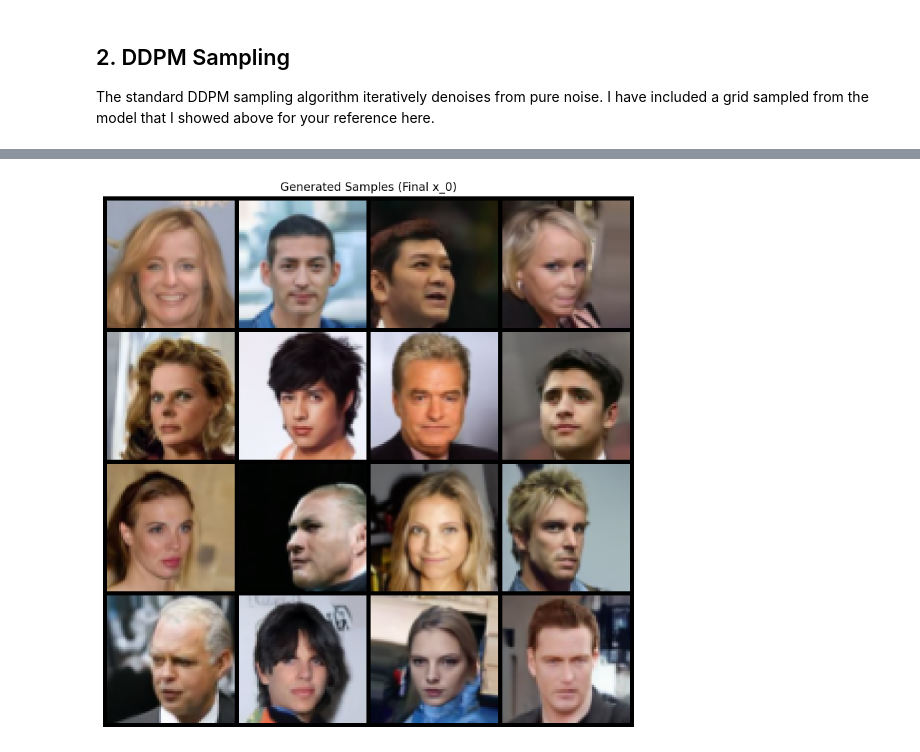
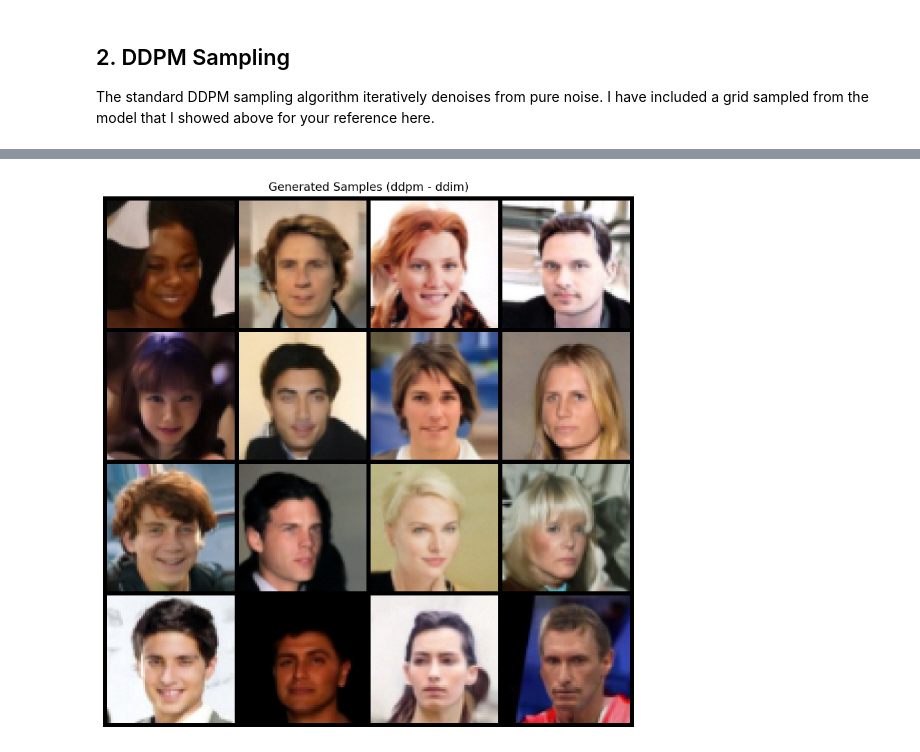
Before and after one commit to arnav10goel/cmu-10799-diffusion, a Jupyter notebook: notebooks/03_sampling_visualizations.ipynb, the cells around one changed output, grey strips where cells are left out. Saved outputs shown, nothing was run; the diff lists cells and outputs as text; code cells hidden in the pictures.

```diff
--- a/notebooks/03_sampling_visualizations.ipynb
+++ b/notebooks/03_sampling_visualizations.ipynb
@@ -29,29 +34,31 @@ First, let's load a trained checkpoint. Update the path to your trained model.
 # %%
 import yaml
 from src.models import create_model_from_config
-# from src.methods import DDPM, FlowMatching
-from src.methods import DDPM
+from src.methods import DDPM, FlowMatching
 from src.utils import EMA
 
 def load_model(checkpoint_path, method='ddpm'):
     """Load a trained model from checkpoint."""
+    print(f"Loading {method} from {checkpoint_path}...")
     checkpoint = torch.load(checkpoint_path, map_location=device)
     config = checkpoint['config']
 
-    # Create model
+    # 1. Create Model
     model = create_model_from_config(config).to(device)
     model.load_state_dict(checkpoint['model'])
 
-    # Load EMA weights
+    # 2. Load EMA weights
     ema = EMA(model, decay=config['training']['ema_decay'])
     ema.load_state_dict(checkpoint['ema'])
-    ema.apply_shadow()  # Use EMA weights
+    ema.apply_shadow()
 
-    # Create method
+    # 3. Instantiate Method Wrapper
     if method == 'ddpm':
         diffusion = DDPM.from_config(model, config, device)
+    elif method == 'flow_matching':
+        diffusion = FlowMatching.from_config(model, config, device)
     else:
-        diffusion = FlowMatching.from_config(model, config, device)
+        raise ValueError(f"Unknown method: {method}")
 
     diffusion.eval_mode()
     return diffusion, config
@@ -133,77 +137,92 @@ This is the model size that I used to get a decently working model (KID around 0
 
 The standard DDPM sampling algorithm iteratively denoises from pure noise. I have included a grid sampled from the model that I showed above for your reference here.
 # %%
-# Your DDPM sampling code
 # -----------------------------------------------------------------------------
-# 1. Configuration & Sampling
+# 1. Configuration & Logic
 # -----------------------------------------------------------------------------
 num_samples = 16
 image_shape = (3, 64, 64)
 
-print(f"Sampling with {METHOD}...")
-print("This may take a minute...")
+# Determine Steps automatically if not manually set
+if METHOD == 'flow_matching':
+    num_steps = 100
+elif METHOD == 'ddpm':
+    if SAMPLER == 'ddim':
+        num_steps = 100   # DDIM is fast!
+    else:
+        num_steps = 1000 # Standard DDPM
+else:
+    num_steps = 100
 
-# Put model on correct device
+print(f"Sampling {num_samples} images...")
+print(f"Method: {METHOD} | Sampler: {SAMPLER} | Steps: {num_steps}")
+
+# -----------------------------------------------------------------------------
+# 2. Run Sampling
+# -----------------------------------------------------------------------------
 diffusion.to(device)
 
-# Run sampling
-# DDPM.sample returns a list of tensors: [x_T, x_{T-1}, ..., x_0]
-# where x_T is pure noise and x_0 is the final clean image.
 with torch.no_grad():
-    history = diffusion.sample(
-        batch_size=num_samples,
-        image_shape=image_shape,
-        verbose=True,
-        num_steps=1000
-    )
+    # Branching logic for Sampler
+    if METHOD == 'ddpm' and SAMPLER == 'ddim':
+        #
+        # This will call the specialized DDIM loop you implemented
+        history = diffusion.sample_ddim(
+            batch_size=num_samples,
+            image_shape=image_shape,
+            verbose=True,
+            num_steps=num_steps
+        )
+    else:
+        # Standard Sampling (DDPM / Flow Matching)
+        history = diffusion.sample(
+            batch_size=num_samples,
+            image_shape=image_shape,
+            verbose=True,
+            num_steps=num_steps
+        )
 
-# Convert history list to a single tensor: (TimeSteps, Batch, C, H, W)
-# For DDPM 1000 steps, this will be [1001, 16, 3, 64, 64]
+# Stack into one big tensor: (TimeSteps, Batch, C, H, W)
 trajectory = torch.stack(history)
-print(f"Trajectory shape: {trajectory.shape}")
 
-# Helper to unnormalize images from [-1, 1] to [0, 1] for plotting
+# -----------------------------------------------------------------------------
+# 3. Visualize Final Grid
+# -----------------------------------------------------------------------------
 def unnormalize_to_zero_one(t):
     return (t + 1) * 0.5
 
-# -----------------------------------------------------------------------------
-# 2. Visualize Final Samples (The Grid)
-# -----------------------------------------------------------------------------
-# Take the last step (x_0)
+# Get the final step (Data)
 final_samples = trajectory[-1].cpu()
 final_samples = unnormalize_to_zero_one(final_samples).clamp(0, 1)
 
 plt.figure(figsize=(10, 10))
-plt.title("Generated Samples (Final x_0)")
-# Create a 4x4 grid
+plt.title(f"Generated Samples ({METHOD} - {SAMPLER})")
 final_grid = make_grid(final_samples, nrow=4, padding=2)
 plt.imshow(final_grid.permute(1, 2, 0))
 plt.axis('off')
 plt.show()
 
 # -----------------------------------------------------------------------------
-# 3. Visualize Trajectory (Evolution from Noise to Data)
+# 4. Visualize Trajectories (Evolution)
 # -----------------------------------------------------------------------------
-# We will show the evolution for the first 4 samples
+# Show evolution for the first few samples
 num_show_samples = 4
 num_time_steps_to_show = 8
 
-# Pick evenly spaced timesteps from 0 (Noise) to End (Clean)
-# Note: trajectory[0] is x_T (Noise), trajectory[-1] is x_0 (Clean)
+# Select evenly spaced time indices from the trajectory history
 time_indices = torch.linspace(0, len(trajectory) - 1, num_time_steps_to_show).long()
 
-# Collect images: Rows = Samples, Cols = Time Steps
 traj_images = []
 for i in range(num_show_samples):
     for t in time_indices:
-        traj_images.append(trajectory[t, i].cpu())
+        img = trajectory[t, i].cpu()
+        traj_images.append(img)
 
 traj_tensor = torch.stack(traj_images)
 traj_tensor = unnormalize_to_zero_one(traj_tensor).clamp(0, 1)
 
-plt.figure(figsize=(20, 8))
-plt.title("Denoising Trajectory (Left: Noise x_T  -->  Right: Clean x_0)")
-# nrow=num_time_steps_to_show ensures each row is one sample evolving over time
+plt.figure(figsize=(16, 8))
+plt.title(f"Generation Trajectory (Left: Noise --> Right: Data)")
 traj_grid = make_grid(traj_tensor, nrow=num_time_steps_to_show, padding=2)
 plt.imshow(traj_grid.permute(1, 2, 0))
 plt.axis('off')
@@ -215 +233 @@ Trajectory shape: torch.Size([1001, 16, 3, 64, 64])
-[figure, old version]
+[figure, new version]
```
Also changed, not shown: parts of 5 cells of this notebook, 8 other files.
